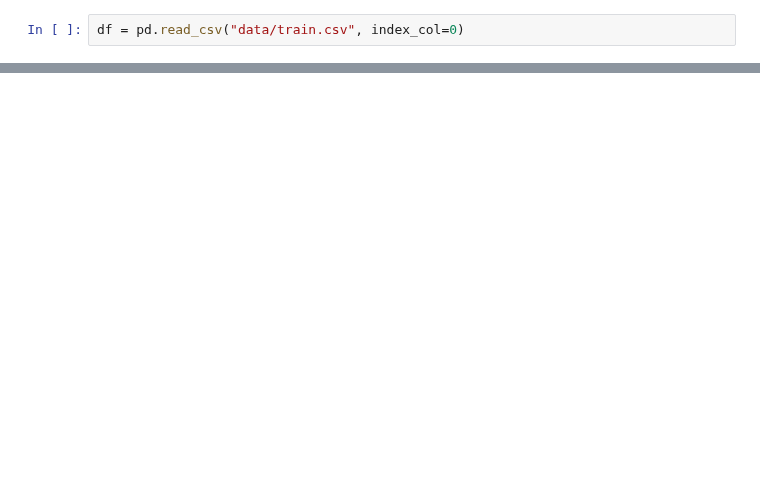
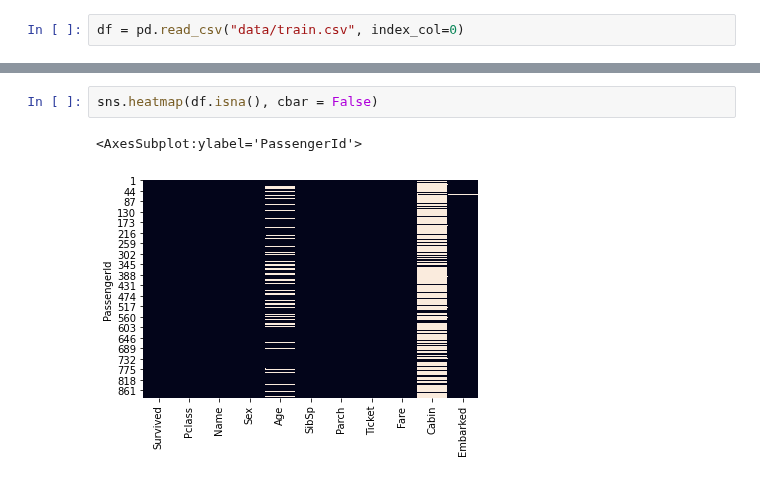
Before and after one commit to raphaelw/data-science-bootcamp, a Jupyter notebook: 02_week/exploring_titanic_dataset.ipynb, the cells around one changed output, grey strips where cells are left out. Cells and saved outputs as stored; diff of their text form; blank space fills up the shorter version.

```diff
--- a/02_week/exploring_titanic_dataset.ipynb
+++ b/02_week/exploring_titanic_dataset.ipynb
@@ -21,0 +49,5 @@ df
+# %%
+sns.heatmap(df.isna(), cbar = False)
+# %% [output]
+<AxesSubplot:ylabel='PassengerId'>
+[figure, added]
```
Also changed, not shown: parts of 33 cells of this notebook.
